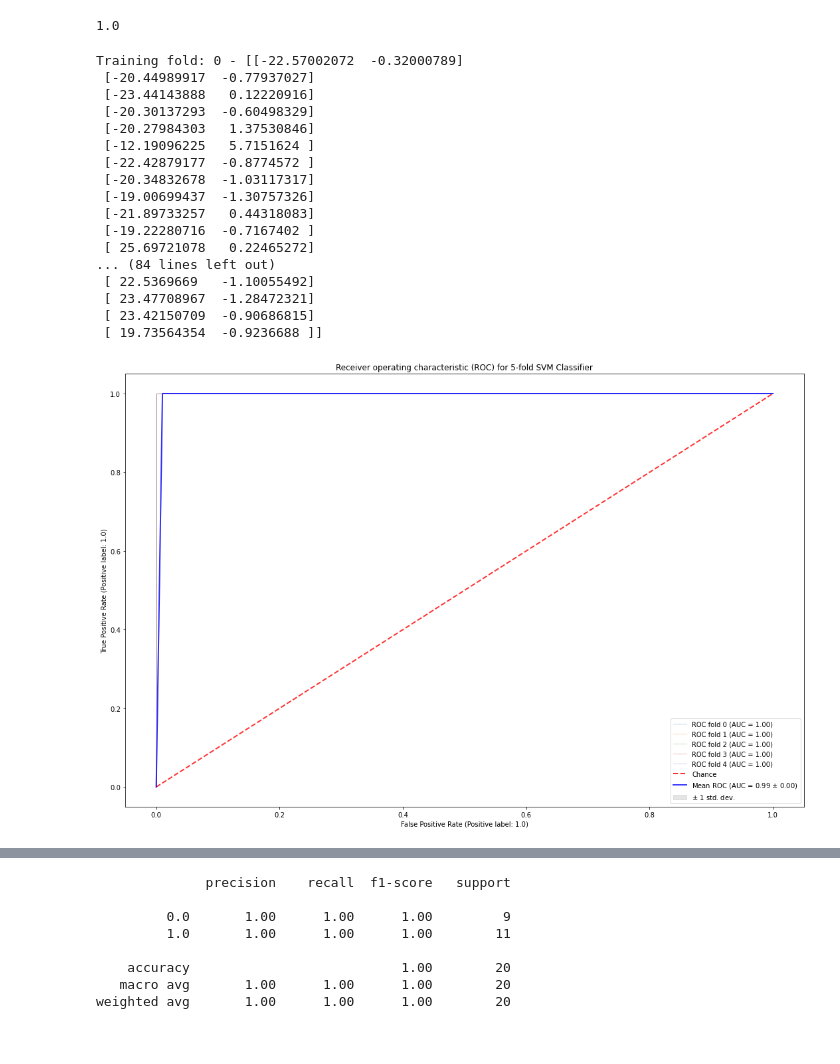
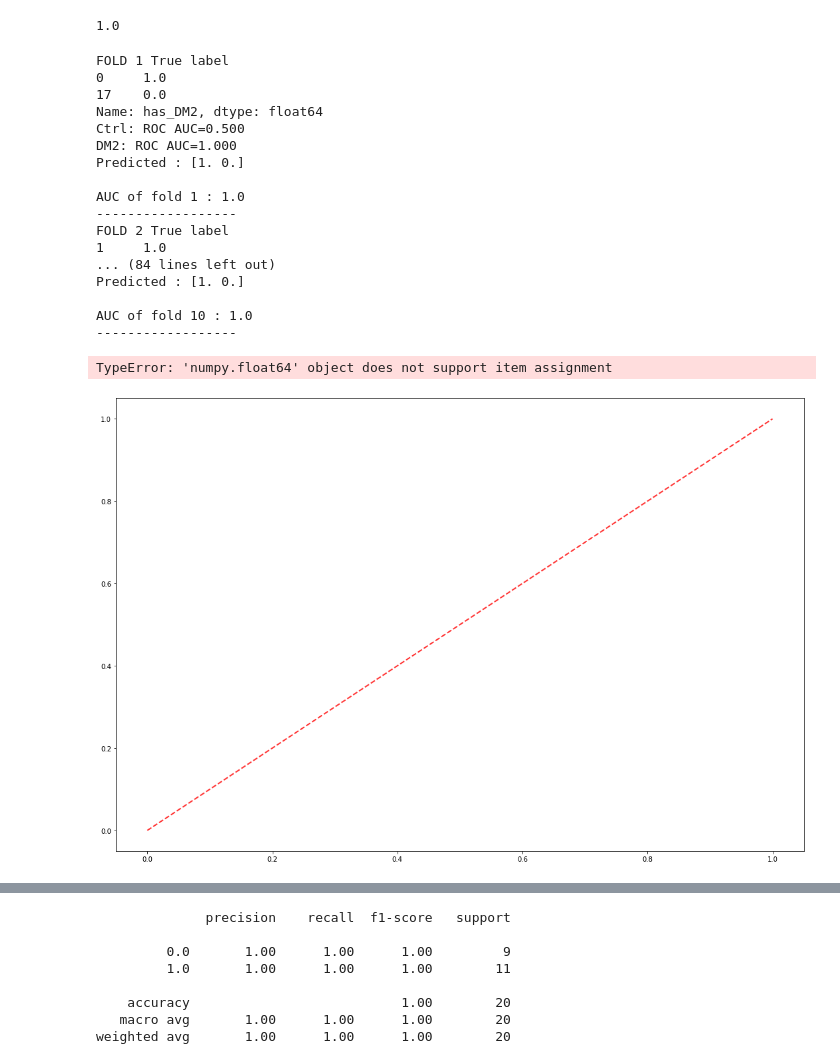
Before and after one commit to ladcva/raman_spectroscopy, a Jupyter notebook: pca_svm.ipynb, the cells around one changed output, grey strips where cells are left out. Cells and saved outputs as stored; diff of their text form; code cells hidden in the pictures.

Commit message:
Update KFold auc score

```diff
--- a/pca_ann.ipynb
+++ b/pca_svm.ipynb
@@ -216,65 +239,80 @@ roc_auc_score(target, best_svc.predict_proba(X_pca)[:, 1])
 # %%
 # Run classifier with cross-validation and plot ROC curves
-cv = KFold(n_splits=5, shuffle=True, random_state=42)
-classifier = SVC(kernel='rbf', probability=True, random_state=42)
+cv = KFold(n_splits=10, shuffle=True, random_state=42)
+classifier = SVC(kernel='linear', probability=True, random_state=42)
 
 tprs = []
 aucs = []
+y_test = []
+y_pred_proba = []
 mean_fpr = np.linspace(0, 1, 100)
 
 X = X_pca
 y = target
 
 fig, ax = plt.subplots(figsize=(15,10))
 for i, (train, test) in enumerate(cv.split(X, y)):
-    print(f'Training fold: {i} - {X}')
+
+    print(f'FOLD {i+1} True label')
+    print(y[test])
+
     classifier.fit(X[train], y[train])
-    viz = plot_roc_curve(classifier, X[test], y[test],
-                         name='ROC fold {}'.format(i),
-                         alpha=0.3, lw=1, ax=ax)
-    interp_tpr = np.interp(mean_fpr, viz.fpr, viz.tpr)
-    interp_tpr[0] = 0.0
-    tprs.append(interp_tpr)
-    aucs.append(viz.roc_auc)
+    # viz = roc_curve(classifier, X[test], y[test])
+    # interp_tpr = np.interp(mean_fpr, viz.fpr, viz.tpr)
+    # interp_tpr[0] = 0.0
+    # tprs.append(interp_tpr)
+    # aucs.append(viz.roc_auc)
+
+    y_test.append(y[test])
+
+    # summarize scores
+    print('Ctrl: ROC AUC=%.3f' % (ctrl_auc))
+    print('DM2: ROC AUC=%.3f' % (dm2_auc))
+
+    print(f'Predicted : {classifier.predict(X[test])} \n')
+    print(f'AUC of fold {i+1} : {viz.roc_auc}')
+    print('------------------')
+
 
 ax.plot([0, 1], [0, 1], linestyle='--', lw=2, color='r',
         label='Chance', alpha=.8)
 
 mean_tpr = np.mean(tprs, axis=0)
 mean_tpr[-1] = 1.0
 mean_auc = auc(mean_fpr, mean_tpr)
 std_auc = np.std(aucs)
 ax.plot(mean_fpr, mean_tpr, color='b',
         label=r'Mean ROC (AUC = %0.2f $\pm$ %0.2f)' % (mean_auc, std_auc),
         lw=2, alpha=.8)
 
 std_tpr = np.std(tprs, axis=0)
 tprs_upper = np.minimum(mean_tpr + std_tpr, 1)
 tprs_lower = np.maximum(mean_tpr - std_tpr, 0)
 ax.fill_between(mean_fpr, tprs_lower, tprs_upper, color='grey', alpha=.2,
                 label=r'$\pm$ 1 std. dev.')
 
 ax.set(xlim=[-0.05, 1.05], ylim=[-0.05, 1.05],
-       title="Receiver operating characteristic (ROC) for 5-fold SVM Classifier")
+       title="Receiver operating characteristic (ROC) for 10-fold SVM Classifier")
 ax.legend(loc="lower right")
-plt.savefig('plot/roc_auc_svm_5.pdf')
+# plt.savefig('plot/roc_auc_svm_5.pdf')
 plt.show()
 # %% [output]
-Training fold: 0 - [[-22.57002072  -0.32000789]
- [-20.44989917  -0.77937027]
- [-23.44143888   0.12220916]
- [-20.30137293  -0.60498329]
- [-20.27984303   1.37530846]
- [-12.19096225   5.7151624 ]
- [-22.42879177  -0.8774572 ]
- [-20.34832678  -1.03117317]
- [-19.00699437  -1.30757326]
- [-21.89733257   0.44318083]
- [-19.22280716  -0.7167402 ]
- [ 25.69721078   0.22465272]
+FOLD 1 True label
+0     1.0
+17    0.0
+Name: has_DM2, dtype: float64
+Ctrl: ROC AUC=0.500
+DM2: ROC AUC=1.000
+Predicted : [1. 0.]
+
+AUC of fold 1 : 1.0
+------------------
+FOLD 2 True label
+1     1.0
 ... (84 lines left out)
- [ 22.5369669   -1.10055492]
- [ 23.47708967  -1.28472321]
- [ 23.42150709  -0.90686815]
- [ 19.73564354  -0.9236688 ]]
+Predicted : [1. 0.]
+
+AUC of fold 10 : 1.0
+------------------
+TypeError: 'numpy.float64' object does not support item assignment
-[figure, old version]
+[figure, new version]
```
Also changed, not shown: parts of 17 cells of this notebook, 6 other files.
